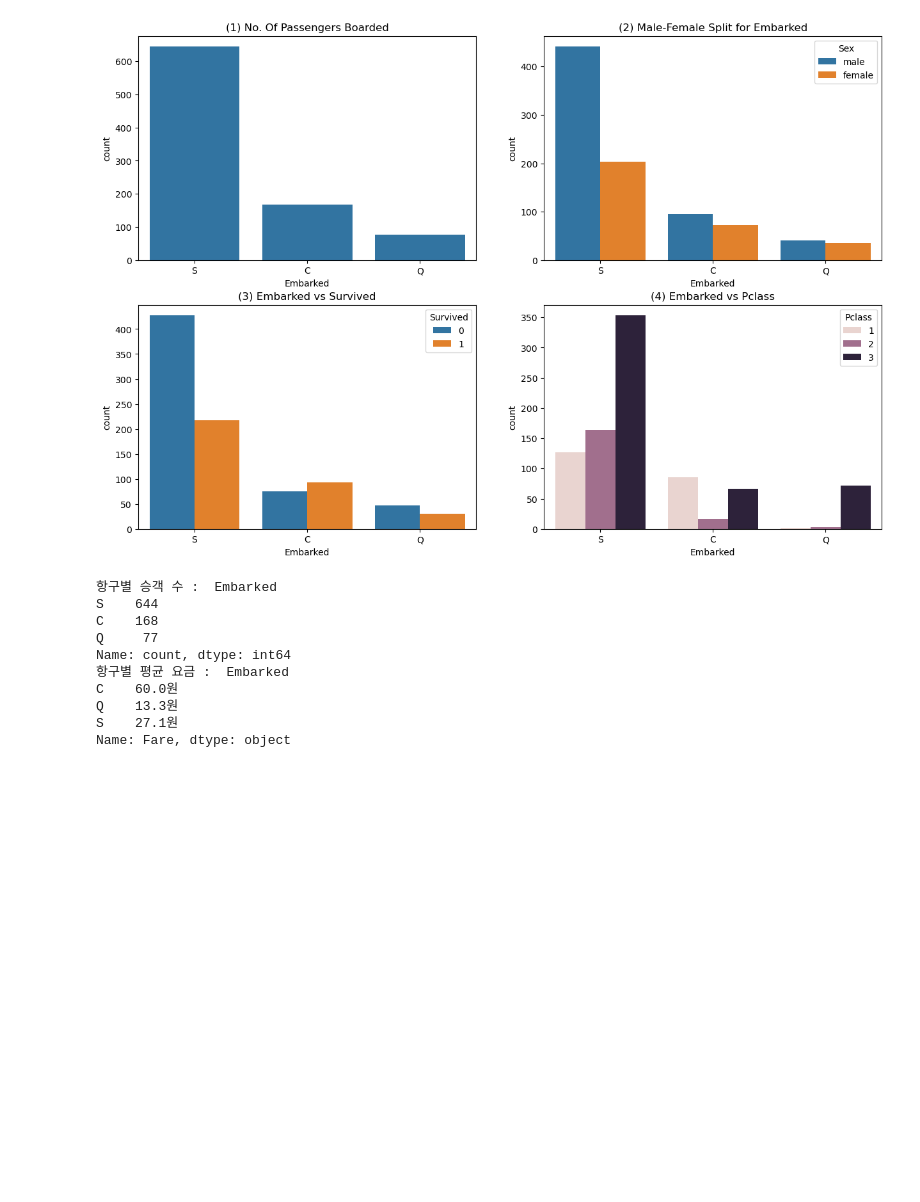
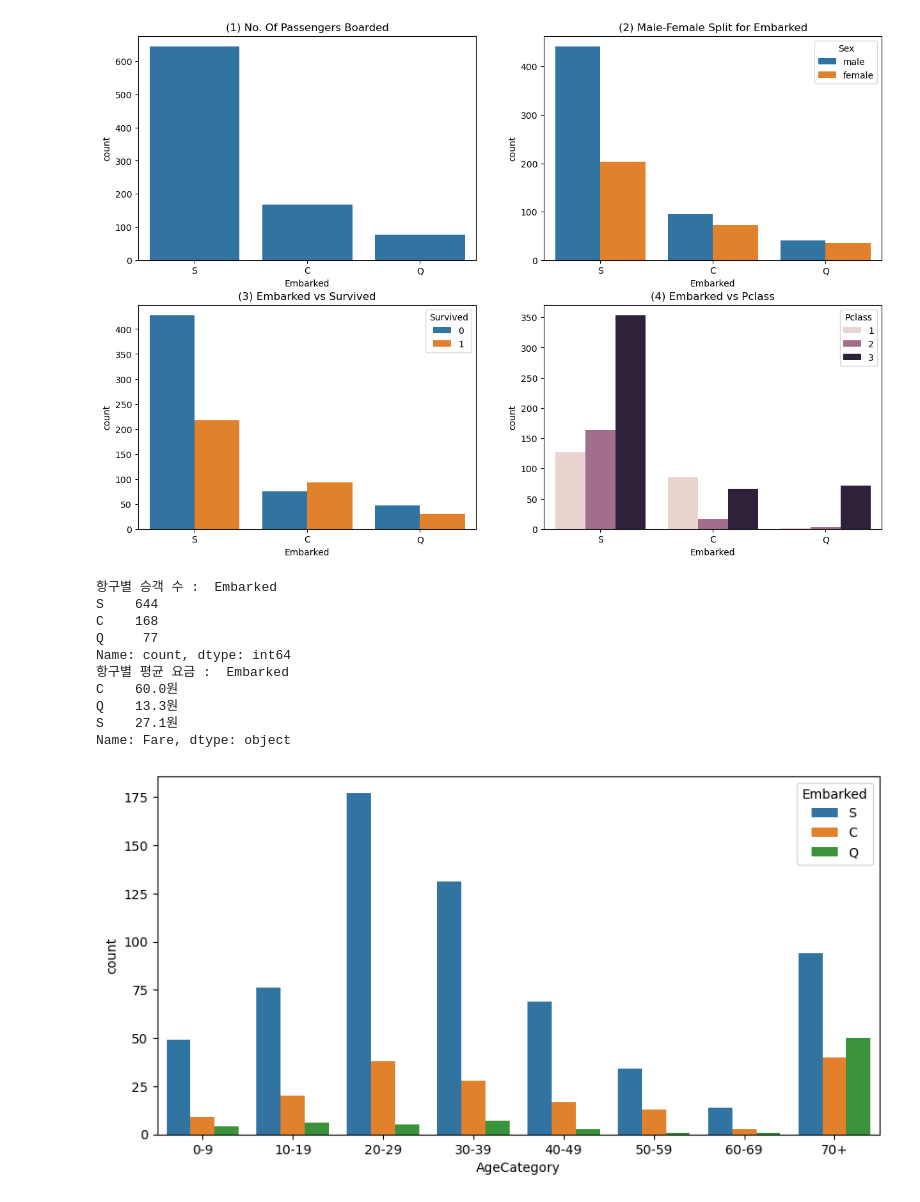
Before and after one commit to Aeekfdlfkj/my-data-analysis, a Jupyter notebook: titanic.ipynb, the cells around one changed output. Drawn from its saved outputs; the diff is of its cells as text; code cells hidden in the pictures; blank space fills up the shorter version.

```diff
--- a/titanic.ipynb
+++ b/titanic.ipynb
@@ -271,3 +271,29 @@ C    60.0원
 Q    13.3원
 S    27.1원
 Name: Fare, dtype: object
+# %%
+def age_category(age):
+    if age < 10:
+        return '0-9'
+    elif age < 20:
+        return '10-19'
+    elif age < 30:
+        return '20-29'
+    elif age < 40:
+        return '30-39'
+    elif age < 50:
+        return '40-49'
+    elif age < 60:
+        return '50-59'
+    elif age < 70:
+        return '60-69'
+    else:
+        return '70+'
+
+df_train['AgeCategory'] = df_train['Age'].apply(age_category)
+
+plt.figure(figsize=(10,5))
+sns.countplot(x='AgeCategory', hue='Embarked', data=df_train, order=['0-9', '10-19', '20-29', '30-39','40-49','50-59','60-69','70+'])
+plt.show()
+# %% [output]
+[figure, added]
```
